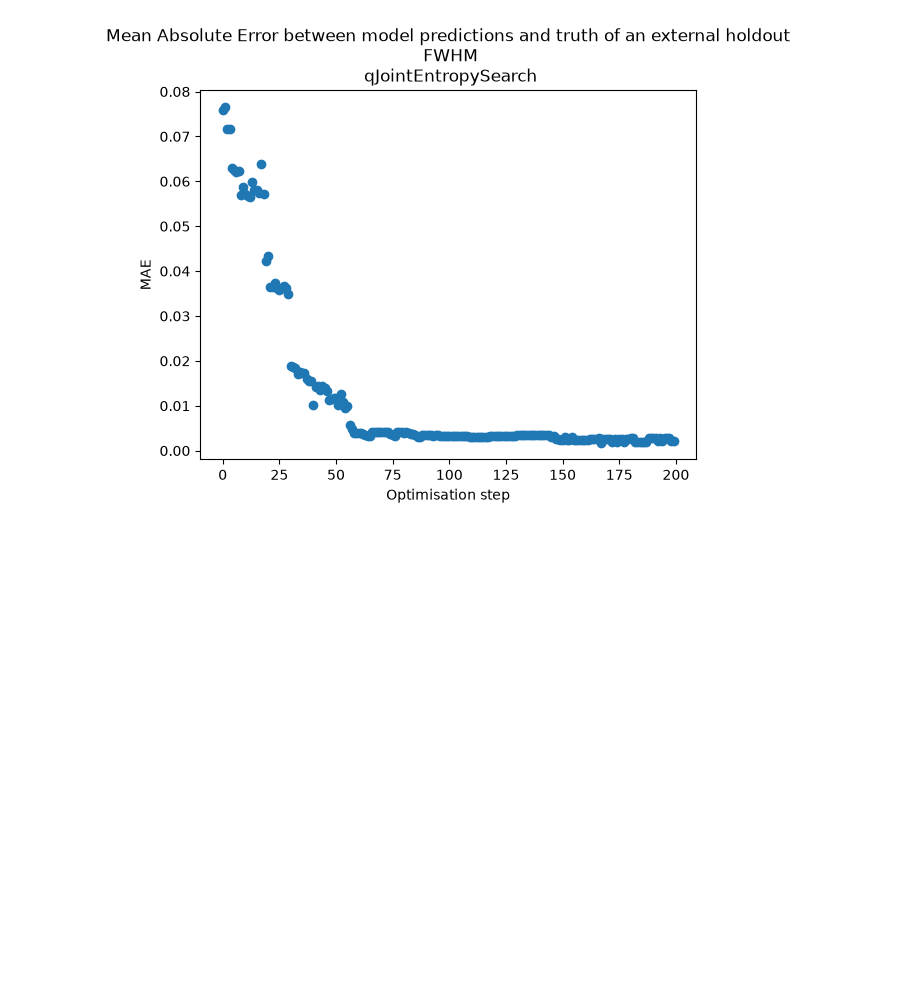
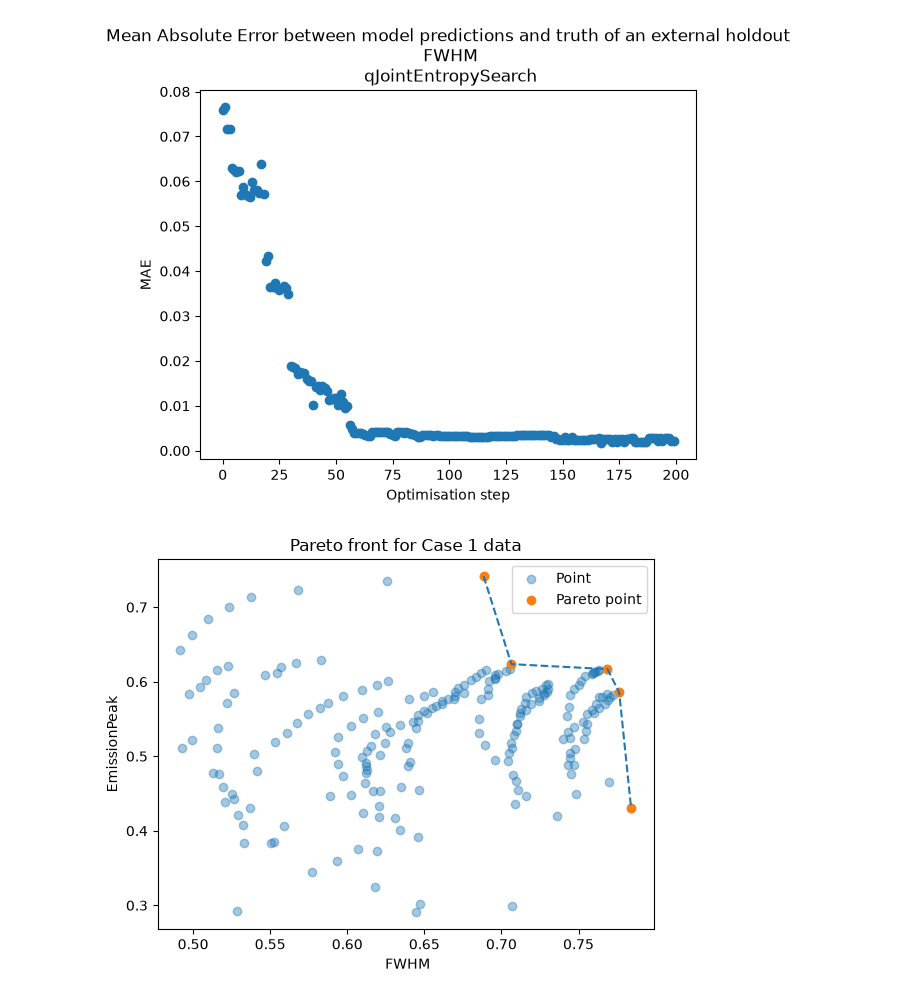
Before and after one commit to richardcox120/BO_winter_school_2026, a Jupyter notebook: case1_richard.ipynb, the cells around one changed output. Drawn from its saved outputs; the diff is of its cells as text; code cells hidden in the pictures; blank space fills up the shorter version.

```diff
--- a/case1_richard.ipynb
+++ b/case1_richard.ipynb
@@ -273,4 +273,25 @@ for i in range(test_y.shape[-1]):
 # %% [output]
 [figure]
 [figure]
+# %%
+import matplotlib.pyplot as plt
+from botorch.utils.multi_objective.pareto import is_non_dominated
+
+pareto_mask = is_non_dominated(test_y, maximize=True)
+pareto_y = test_y[pareto_mask]
+
+all_y = test_y.detach().numpy()
+front = pareto_y.detach().numpy()
+front = front[front[:, 1].argsort()]
+
+plt.scatter(all_y[:, 1], all_y[:, 0], alpha=0.4, label="Point")
+plt.scatter(front[:, 1], front[:, 0], label="Pareto point")
+plt.plot(front[:, 1], front[:, 0], "--")
+plt.xlabel(f"{outputs.columns[-1]}")
+plt.ylabel(f"{outputs.columns[0]}")
+plt.legend()
+plt.title('Pareto front for Case 1 data')
+plt.show()
+# %% [output]
+[figure, added]
 # %%
```
Also changed, not shown: parts of 3 cells of this notebook.
